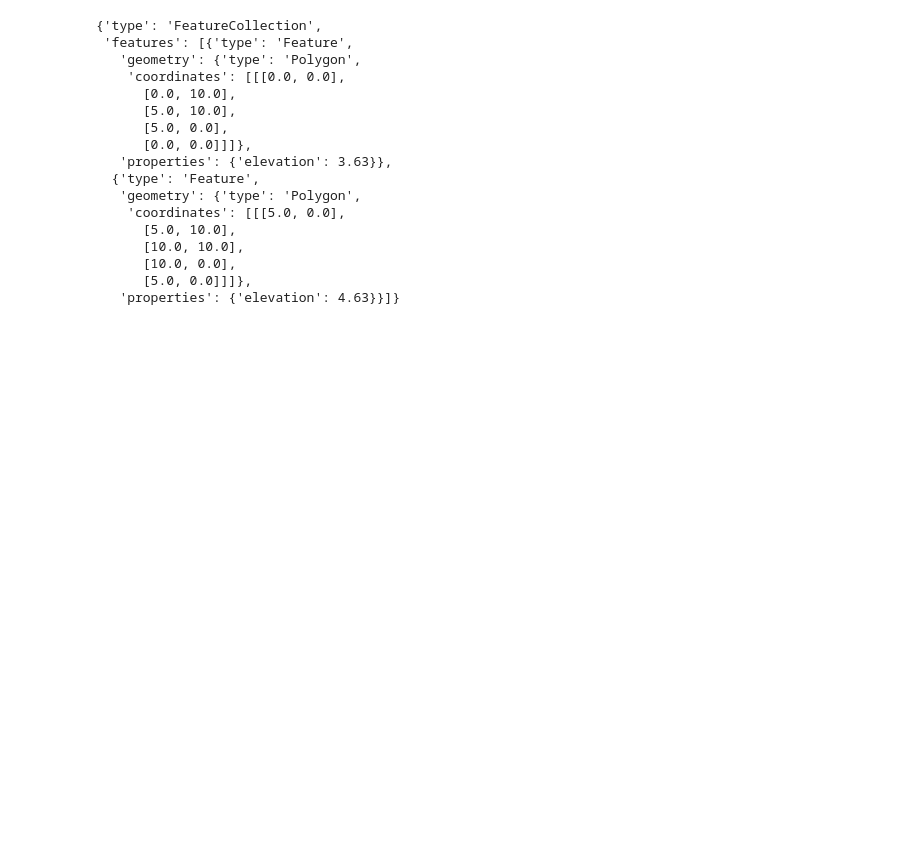
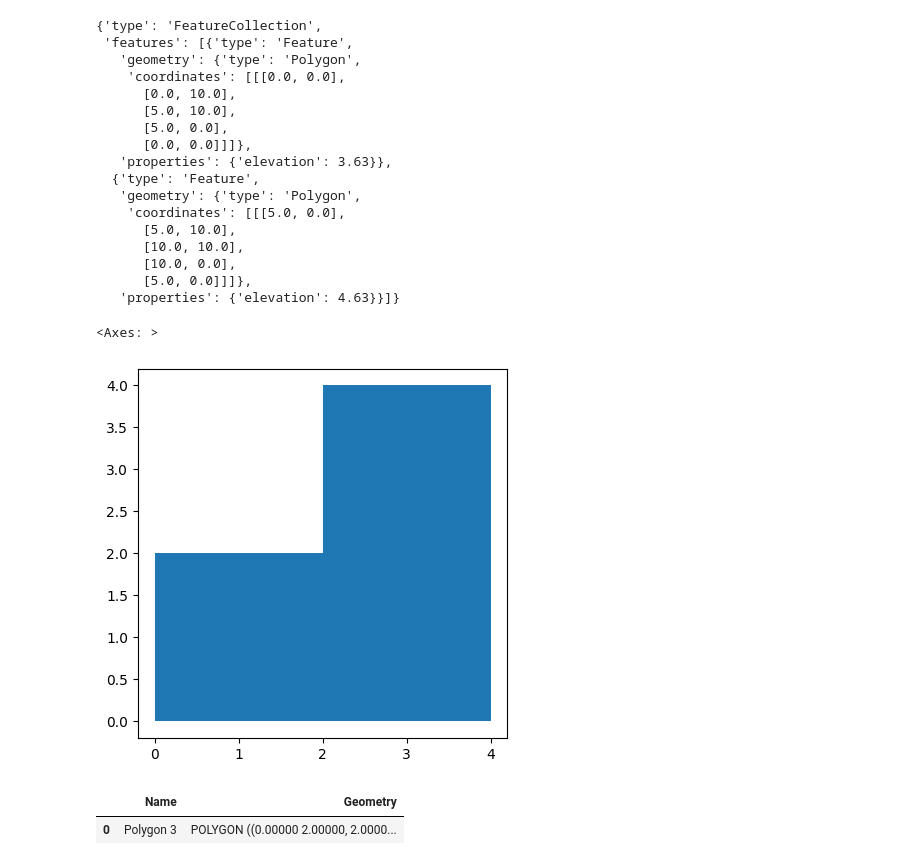
Before and after one commit to Anitsirc22/split-building-limits-api, a Jupyter notebook: examples/split_building_limits_examples.ipynb, the cells around one changed output. Saved outputs shown, nothing was run; the diff lists cells and outputs as text; code cells hidden in the pictures; blank space fills up the shorter version.

```diff
--- a/examples/split_building_limits_examples.ipynb
+++ b/examples/split_building_limits_examples.ipynb
@@ -255,0 +267,10 @@ response.json()
+# %%
+df.plot()
+# %% [output]
+<Axes: >
+[figure, added]
+# %%
+gdf2
+# %% [output]
+|  | Name | Geometry |
+| 0 | Polygon 3 | POLYGON ((0.00000 2.00000, 2.0000... |
```
Also changed, not shown: parts of 6 cells of this notebook, 24 other files.
